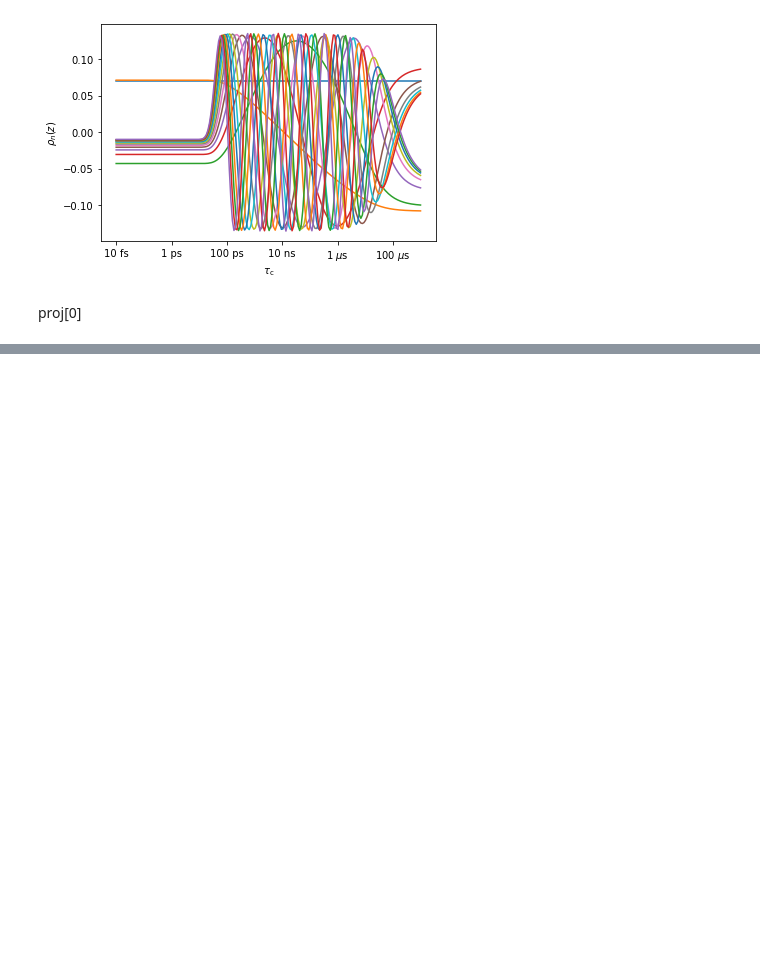
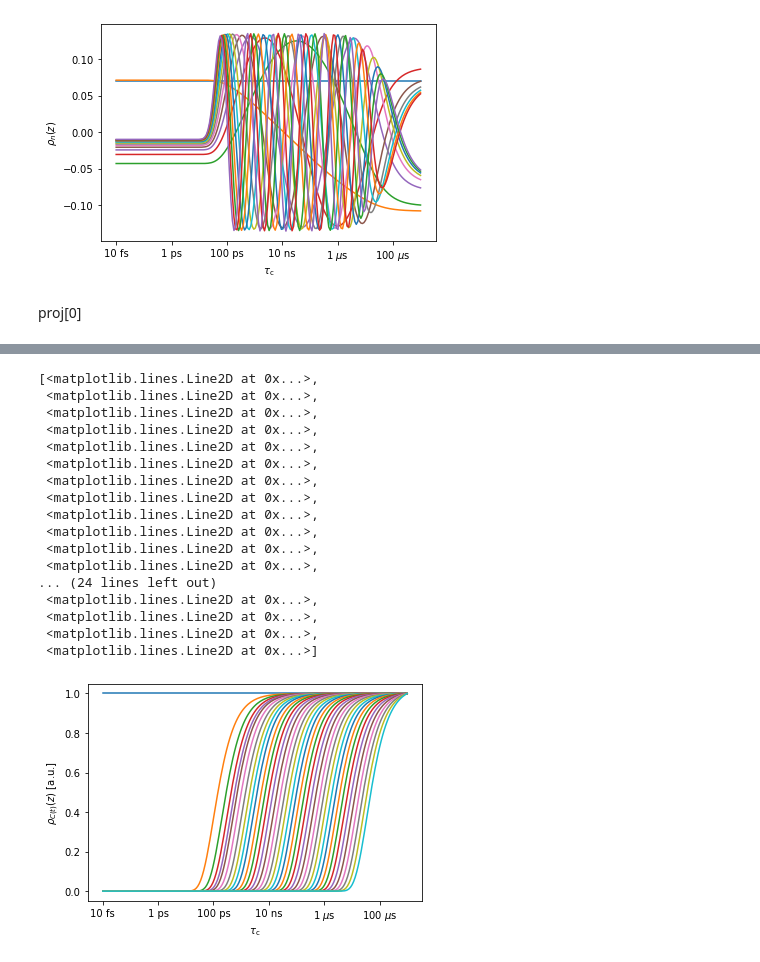
Before and after one commit to alsinmr/pyDR_tutorial, a Jupyter notebook: Ch5_pyDRstruct.ipynb, the cells around one changed output, grey strips where cells are left out. Saved outputs shown, nothing was run; the diff lists cells and outputs as text; code cells hidden in the pictures; blank space fills up the shorter version.

```diff
--- a/Ch5_pyDRstruct.ipynb
+++ b/Ch5_pyDRstruct.ipynb
@@ -32,0 +171,23 @@ proj[0]
+# %%
+data=proj[0]
+# %%
+data.sens.sens.plot_rhoz()
+# %% [output]
+[<matplotlib.lines.Line2D at 0x...>,
+ <matplotlib.lines.Line2D at 0x...>,
+ <matplotlib.lines.Line2D at 0x...>,
+ <matplotlib.lines.Line2D at 0x...>,
+ <matplotlib.lines.Line2D at 0x...>,
+ <matplotlib.lines.Line2D at 0x...>,
+ <matplotlib.lines.Line2D at 0x...>,
+ <matplotlib.lines.Line2D at 0x...>,
+ <matplotlib.lines.Line2D at 0x...>,
+ <matplotlib.lines.Line2D at 0x...>,
+ <matplotlib.lines.Line2D at 0x...>,
+ <matplotlib.lines.Line2D at 0x...>,
+... (24 lines left out)
+ <matplotlib.lines.Line2D at 0x...>,
+ <matplotlib.lines.Line2D at 0x...>,
+ <matplotlib.lines.Line2D at 0x...>,
+ <matplotlib.lines.Line2D at 0x...>]
+[figure, added]
```
Also changed, not shown: parts of 21 cells of this notebook, 2 other files.
